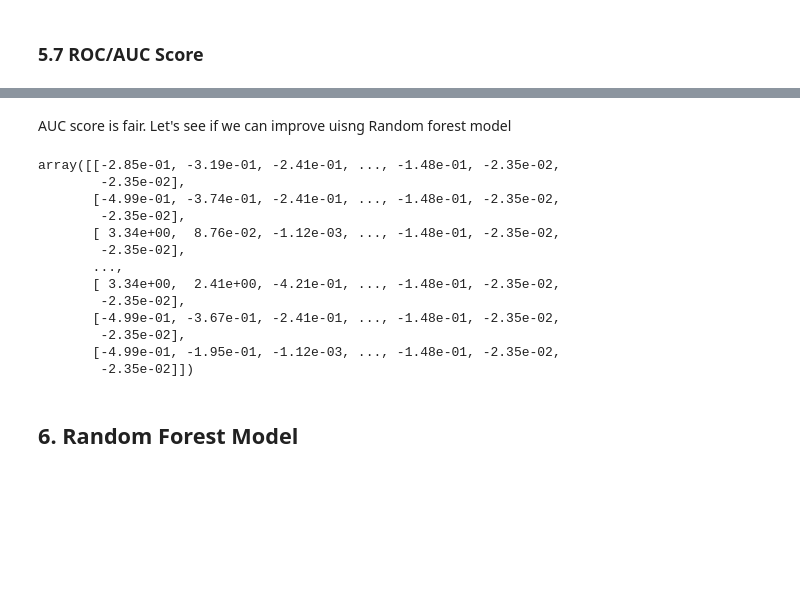
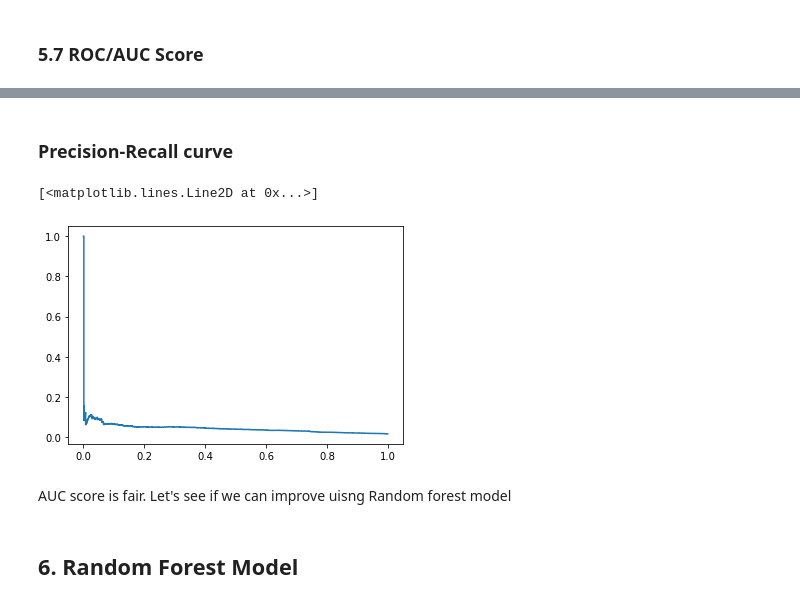
Before and after one commit to freecode23/creditCardFraud, a Jupyter notebook: PreprocessingTraining.ipynb, the cells around one changed output, grey strips where cells are left out. Cells and saved outputs as stored; diff of their text form; code cells hidden in the pictures; blank space fills up the shorter version.

```diff
--- a/PreprocessingTraining.ipynb
+++ b/PreprocessingTraining.ipynb
@@ -782,21 +770,22 @@ plot_roc_curve(fpr,tpr)
+# %% [markdown]
+### Precision-Recall curve
+# %%
+# Question why is precision recall curve so bad
+from sklearn.metrics import plot_precision_recall_curve
+from sklearn.metrics import precision_recall_curve
+
+precision1, recall1, thresholds1 = precision_recall_curve(y_test, preds)
+
+# get precision recall auc score
+precision_recall_auc1 = auc(recall1, precision1)
+
+# plot recall precision curve
+plt.plot(recall1, precision1, label = 'LogisticRegression = %0.3f' % precision_recall_auc1)
+# %% [output]
+[<matplotlib.lines.Line2D at 0x...>]
+[figure, added]
 # %% [markdown]
 AUC score is fair. Let's see if we can improve uisng Random forest model
-# %%
-X_train_scaled
-# %% [output]
-array([[-2.85e-01, -3.19e-01, -2.41e-01, ..., -1.48e-01, -2.35e-02,
-        -2.35e-02],
-       [-4.99e-01, -3.74e-01, -2.41e-01, ..., -1.48e-01, -2.35e-02,
-        -2.35e-02],
-       [ 3.34e+00,  8.76e-02, -1.12e-03, ..., -1.48e-01, -2.35e-02,
-        -2.35e-02],
-       ...,
-       [ 3.34e+00,  2.41e+00, -4.21e-01, ..., -1.48e-01, -2.35e-02,
-        -2.35e-02],
-       [-4.99e-01, -3.67e-01, -2.41e-01, ..., -1.48e-01, -2.35e-02,
-        -2.35e-02],
-       [-4.99e-01, -1.95e-01, -1.12e-03, ..., -1.48e-01, -2.35e-02,
-        -2.35e-02]])
 # %% [markdown]
 ## 6. Random Forest Model<a id='6._Random_Forest_Model'></a>
 # %% [markdown]
```
Also changed, not shown: parts of 50 cells of this notebook.
